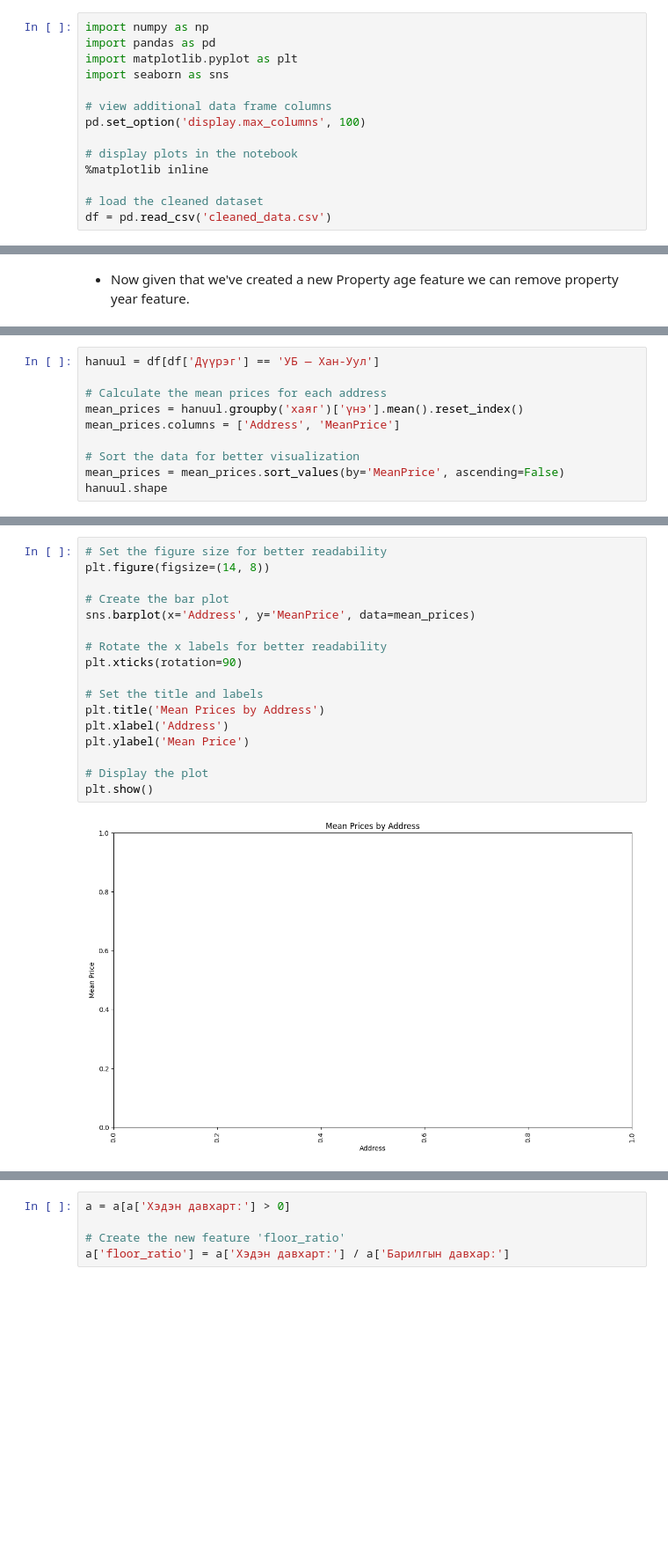
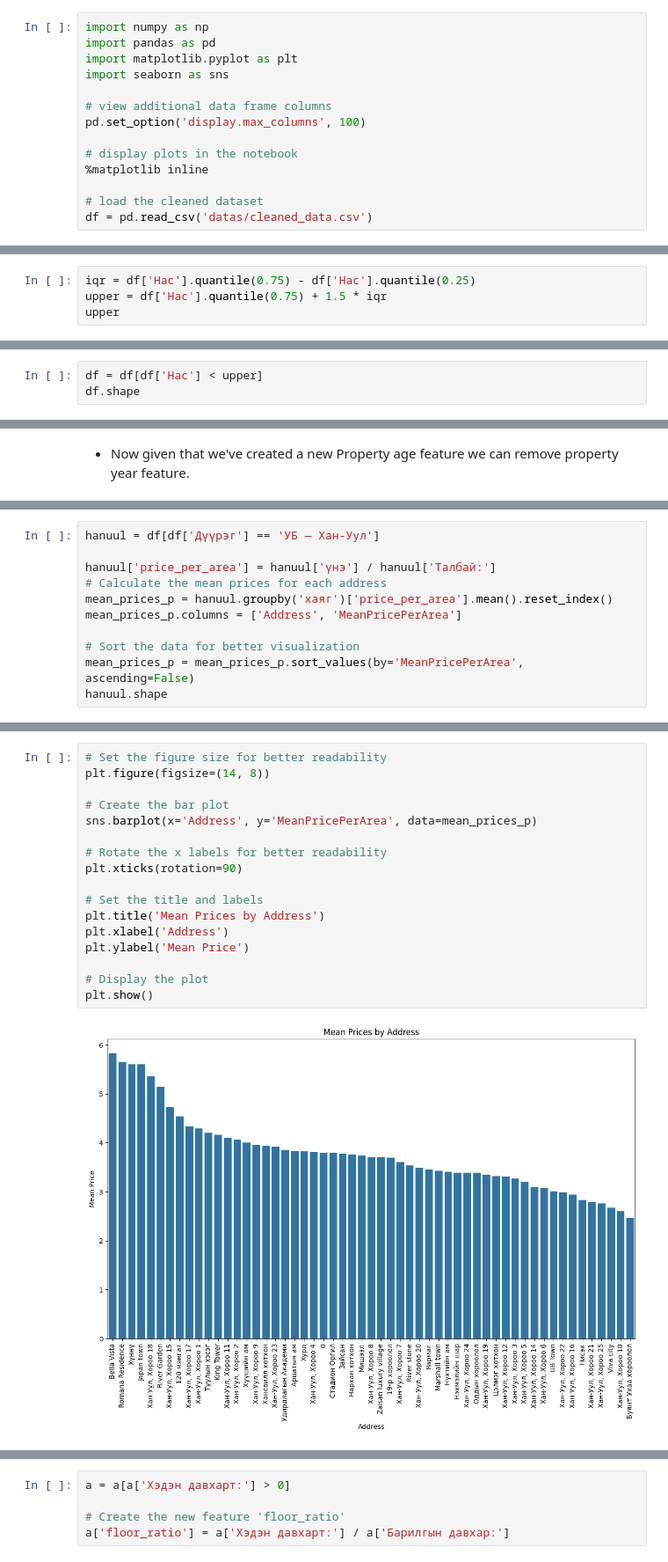
Before and after one commit to barsboldintern/TestProject, a Jupyter notebook: scraping/FeatureEngineering_module.ipynb, the cells around one changed output, grey strips where cells are left out. Shown at 88% size. Cells and saved outputs as stored; diff of their text form; blank space fills up the shorter version.

```diff
--- a/scraping/FeatureEngineering_module.ipynb
+++ b/scraping/FeatureEngineering_module.ipynb
@@ -15,7 +15,7 @@ pd.set_option('display.max_columns', 100)
 %matplotlib inline
 
 # load the cleaned dataset
-df = pd.read_csv('cleaned_data.csv')
+df = pd.read_csv('datas/cleaned_data.csv')
 # %% [markdown]
 ## Developing new features and consolidating sparse classes into a one single classes.
 # %%
@@ -54,0 +69,4 @@ df.head()
+# %%
+iqr = df['Нас'].quantile(0.75) - df['Нас'].quantile(0.25)
+upper = df['Нас'].quantile(0.75) + 1.5 * iqr
+upper
@@ -54,0 +75,3 @@ df.head()
+# %%
+df = df[df['Нас'] < upper]
+df.shape
@@ -176,11 +302,12 @@ df.shape
 # %%
 hanuul = df[df['Дүүрэг'] == 'УБ — Хан-Уул']
 
+hanuul['price_per_area'] = hanuul['үнэ'] / hanuul['Талбай:']
 # Calculate the mean prices for each address
-mean_prices = hanuul.groupby('хаяг')['үнэ'].mean().reset_index()
-mean_prices.columns = ['Address', 'MeanPrice']
+mean_prices_p = hanuul.groupby('хаяг')['price_per_area'].mean().reset_index()
+mean_prices_p.columns = ['Address', 'MeanPricePerArea']
 
 # Sort the data for better visualization
-mean_prices = mean_prices.sort_values(by='MeanPrice', ascending=False)
+mean_prices_p = mean_prices_p.sort_values(by='MeanPricePerArea', ascending=False)
 hanuul.shape
 # %% [output]
@@ -188,19 +320,19 @@ hanuul.shape
 # %%
 # Set the figure size for better readability
 plt.figure(figsize=(14, 8))
 
 # Create the bar plot
-sns.barplot(x='Address', y='MeanPrice', data=mean_prices)
+sns.barplot(x='Address', y='MeanPricePerArea', data=mean_prices_p)
 
 # Rotate the x labels for better readability
 plt.xticks(rotation=90)
 
 # Set the title and labels
 plt.title('Mean Prices by Address')
 plt.xlabel('Address')
 plt.ylabel('Mean Price')
 
 # Display the plot
 plt.show()
 # %% [output]
-[figure, old version]
+[figure, new version]
```
Also changed, not shown: parts of 53 cells of this notebook, 32 other files.
